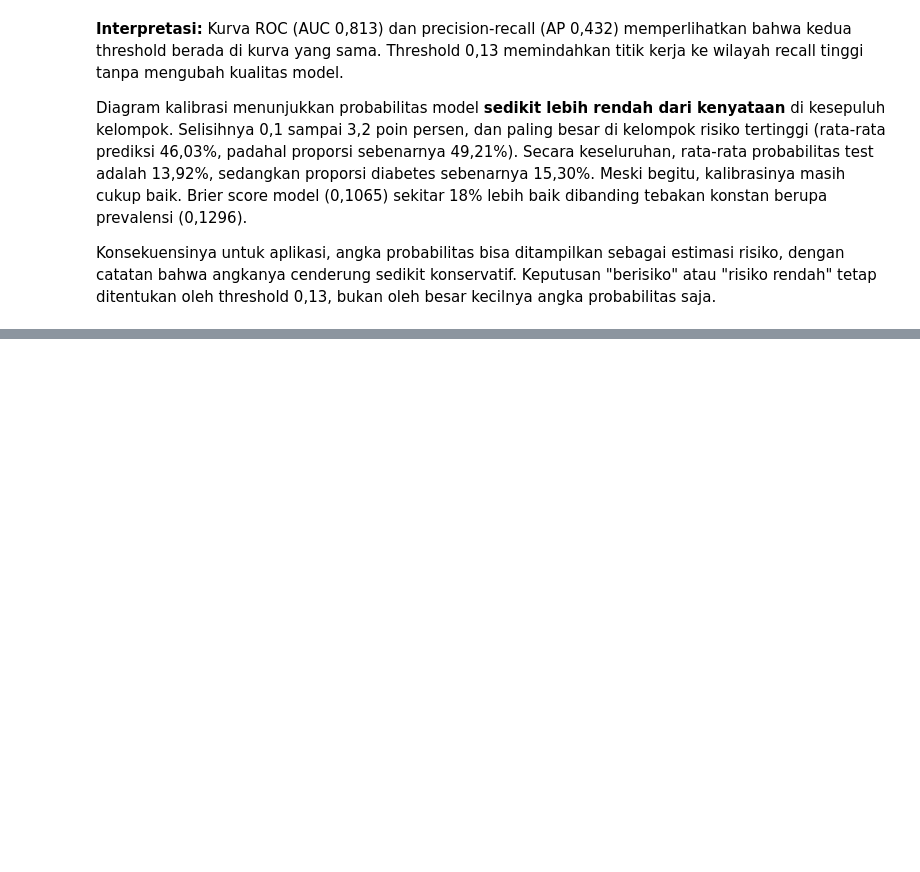
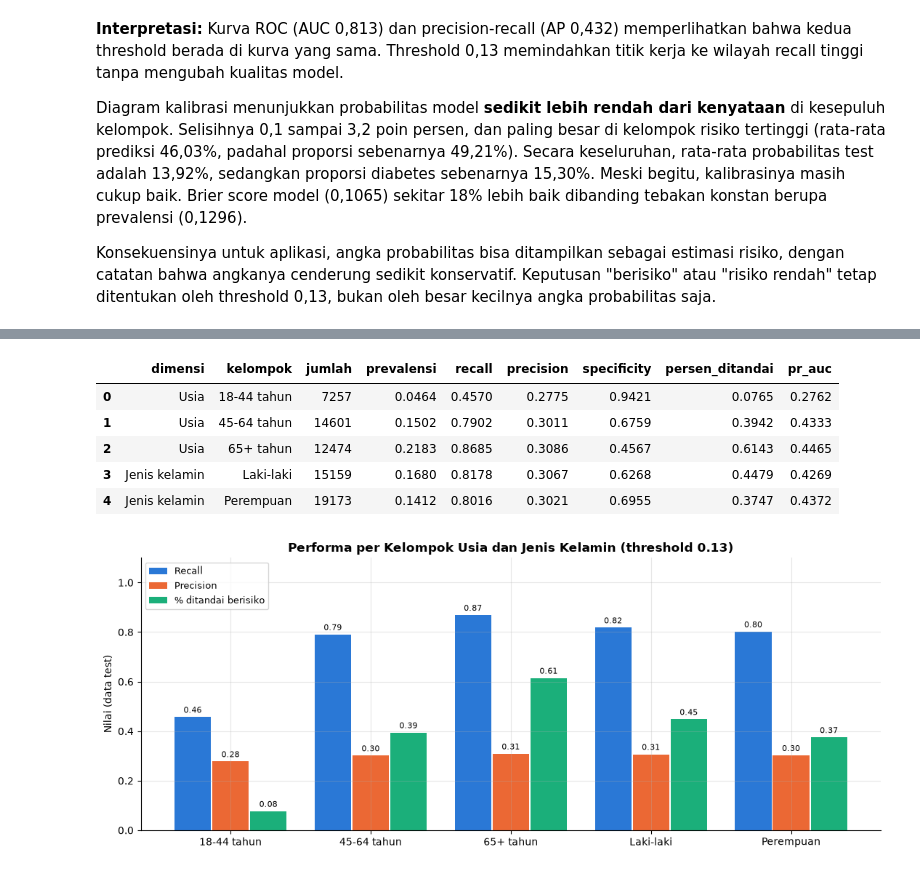
Before and after one commit to felix-malvin/mythos-diabetes-risk-mlp, a Jupyter notebook: notebooks/07_evaluasi_final.ipynb, the cells around one changed output, grey strips where cells are left out. Drawn from its saved outputs; the diff is of its cells as text; code cells hidden in the pictures; blank space fills up the shorter version.

```diff
--- a/notebooks/07_evaluasi_final.ipynb
+++ b/notebooks/07_evaluasi_final.ipynb
@@ -398,0 +487,43 @@ Konsekuensinya untuk aplikasi, angka probabilitas bisa ditampilkan sebagai estim
+# %%
+raw_test = data["X_test_raw"].reset_index(drop=True)
+usia = pd.cut(raw_test["Age"], bins=[0, 5, 9, 13], labels=["18-44 tahun", "45-64 tahun", "65+ tahun"])
+jk = raw_test["Sex"].map(config.SEX_LABELS)
+
+def per_kelompok(label_kelompok, nama_dimensi):
+    baris = []
+    for g in label_kelompok.cat.categories if hasattr(label_kelompok, "cat") else sorted(label_kelompok.unique()):
+        mask = (label_kelompok == g).to_numpy()
+        m_ = ev.metrics_at_threshold(y_test[mask], prob_test[mask], THRESHOLD)
+        baris.append({"dimensi": nama_dimensi, "kelompok": g, "jumlah": int(mask.sum()),
+                      "prevalensi": y_test[mask].mean(), "recall": m_["recall"], "precision": m_["precision"],
+                      "specificity": m_["specificity"], "persen_ditandai": m_["persen_diprediksi_positif"],
+                      "pr_auc": average_precision_score(y_test[mask], prob_test[mask])})
+    return baris
+
+subgrup = pd.DataFrame(per_kelompok(usia, "Usia") + per_kelompok(jk, "Jenis kelamin"))
+subgrup.to_csv(config.RESULTS_DIR / "07_performa_subgrup_test.csv", index=False)
+display(subgrup.round(4))
+
+fig, ax = plt.subplots(figsize=(11, 4.5))
+x = np.arange(len(subgrup))
+for i, (kol, nama, warna) in enumerate([("recall", "Recall", WARNA["utama"]), ("precision", "Precision", WARNA["kedua"]),
+                                        ("persen_ditandai", "% ditandai berisiko", WARNA["ketiga"])]):
+    bar = ax.bar(x + (i - 1) * 0.27, subgrup[kol], width=0.26, color=warna, label=nama)
+    for b, v in zip(bar, subgrup[kol]):
+        ax.text(b.get_x() + b.get_width() / 2, v + 0.01, f"{v:.2f}", ha="center", va="bottom", fontsize=8)
+ax.set_xticks(x, subgrup["kelompok"])
+ax.set_ylim(0, 1.1)
+ax.set_ylabel("Nilai (data test)")
+ax.set_title(f"Performa per Kelompok Usia dan Jenis Kelamin (threshold {THRESHOLD})", fontweight="bold")
+ax.legend(loc="upper left", fontsize=9)
+fig.tight_layout()
+viz.save_fig(fig, "eval_05_performa_subgrup_test")
+plt.show()
+# %% [output]
+|  | dimensi | kelompok | jumlah | prevalensi | recall | precision | specificity | persen_ditandai | pr_auc |
+| 0 | Usia | 18-44 tahun | 7257 | 0.0464 | 0.4570 | 0.2775 | 0.9421 | 0.0765 | 0.2762 |
+| 1 | Usia | 45-64 tahun | 14601 | 0.1502 | 0.7902 | 0.3011 | 0.6759 | 0.3942 | 0.4333 |
+| 2 | Usia | 65+ tahun | 12474 | 0.2183 | 0.8685 | 0.3086 | 0.4567 | 0.6143 | 0.4465 |
+| 3 | Jenis kelamin | Laki-laki | 15159 | 0.1680 | 0.8178 | 0.3067 | 0.6268 | 0.4479 | 0.4269 |
+| 4 | Jenis kelamin | Perempuan | 19173 | 0.1412 | 0.8016 | 0.3021 | 0.6955 | 0.3747 | 0.4372 |
+[figure, added]
```
Also changed, not shown: parts of 8 cells of this notebook, 4 other files.
